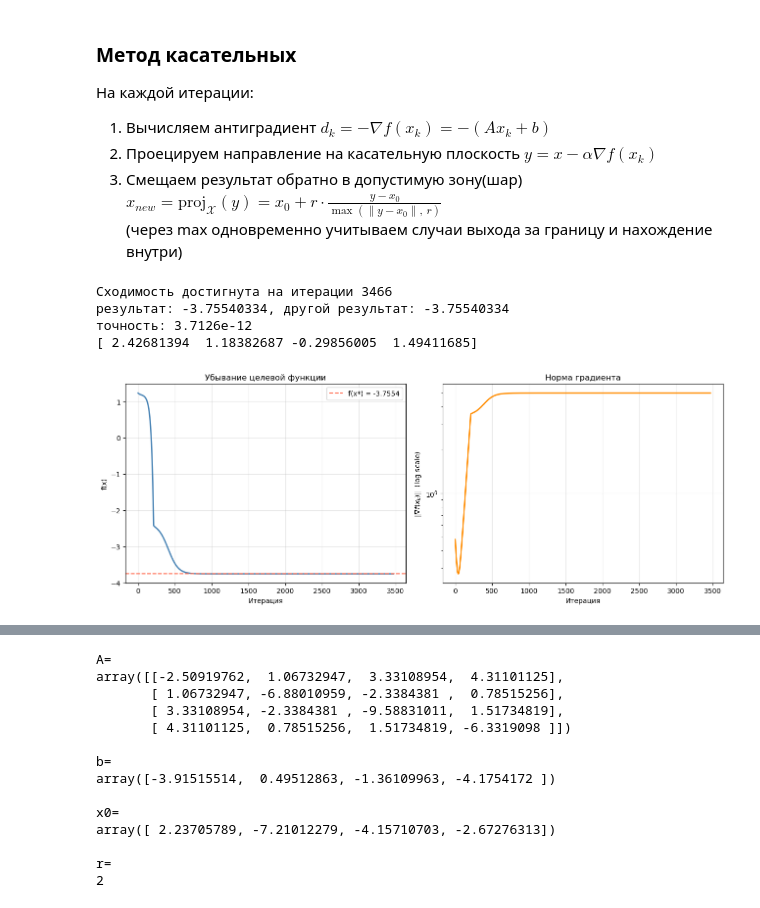
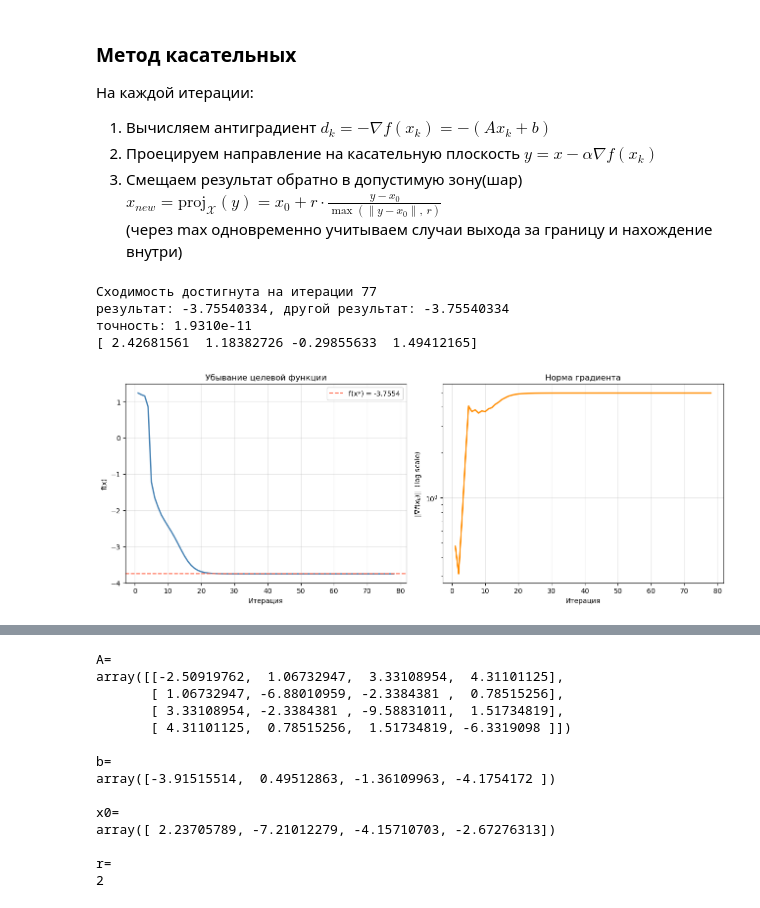
Before and after one commit to matv864/AI_work, a Jupyter notebook: optimization/lab3.ipynb, the cells around one changed output, grey strips where cells are left out. Cells and saved outputs as stored; diff of their text form; code cells hidden in the pictures.

```diff
--- a/optimization/lab3.ipynb
+++ b/optimization/lab3.ipynb
@@ -129,34 +154,36 @@ def get_ideal_result(
     )
     return res.x, res.fun
 # %%
-A = [
- [-0.6333, -0.6542, 1.2504,  -1.2375],
- [-0.6542, 3.1035,  0.2128,  -0.32  ],
- [ 1.2504, 0.2128,  -1.4615, -0.6738],
- [-1.2375, -0.32,   -0.6738, -0.698 ],
-]
-b  = [1.0, -2.0, 0.5, 3.0]
-x0 = [1.0, 1.0, 1.0, 1.0]
-r  = 2.0
-test_data = Data(A=np.array(A), b=np.array(b), x0=np.array(x0), r=np.float64(r))
+def my_test(alpha_iter: bool = True):
+    A = [
+    [-0.6333, -0.6542, 1.2504,  -1.2375],
+    [-0.6542, 3.1035,  0.2128,  -0.32  ],
+    [ 1.2504, 0.2128,  -1.4615, -0.6738],
+    [-1.2375, -0.32,   -0.6738, -0.698 ],
+    ]
+    b  = [1.0, -2.0, 0.5, 3.0]
+    x0 = [1.0, 1.0, 1.0, 1.0]
+    r  = 2.0
+    test_data = Data(A=np.array(A), b=np.array(b), x0=np.array(x0), r=np.float64(r))
 
 
-x_opt, history = projected_gradient(test_data)
-f_opt = f(test_data, x_opt)
-x_ideal, f_ideal = get_ideal_result(test_data)
+    x_opt, history = projected_gradient(test_data, alpha_iter=alpha_iter)
+    f_opt = f(test_data, x_opt)
+    x_ideal, f_ideal = get_ideal_result(test_data)
 
 
-print(f"результат: {f_opt:.8f}, другой результат: {f_ideal:.8f}")
-print(f"точность: {(f_opt - f_ideal):.4e}")
-if f_opt < f_ideal:
-    print("достигли эталона")
-print(x_opt)
+    print(f"результат: {f_opt:.8f}, другой результат: {f_ideal:.8f}")
+    print(f"точность: {(f_opt - f_ideal):.4e}")
+    if f_opt < f_ideal:
+        print("достигли эталона")
+    print(x_opt)
+    return x_opt, history, f_opt, x_ideal, f_ideal
-# %% [output]
-Сходимость достигнута на итерации 3466
-результат: -3.75540334, другой результат: -3.75540334
-точность: 3.7126e-12
-[ 2.42681394  1.18382687 -0.29856005  1.49411685]
-# %%
-demonstrate(history, f_ideal)
-# %% [output]
-[figure, removed]
+# %%
+x_opt, history, f_opt, x_ideal, f_ideal = my_test(alpha_iter=True)
+demonstrate(history, f_ideal)
+# %% [output]
+Сходимость достигнута на итерации 77
+результат: -3.75540334, другой результат: -3.75540334
+точность: 1.9310e-11
+[ 2.42681561  1.18382726 -0.29855633  1.49412165]
+[figure, added]
```
Also changed, not shown: parts of 6 cells of this notebook.
